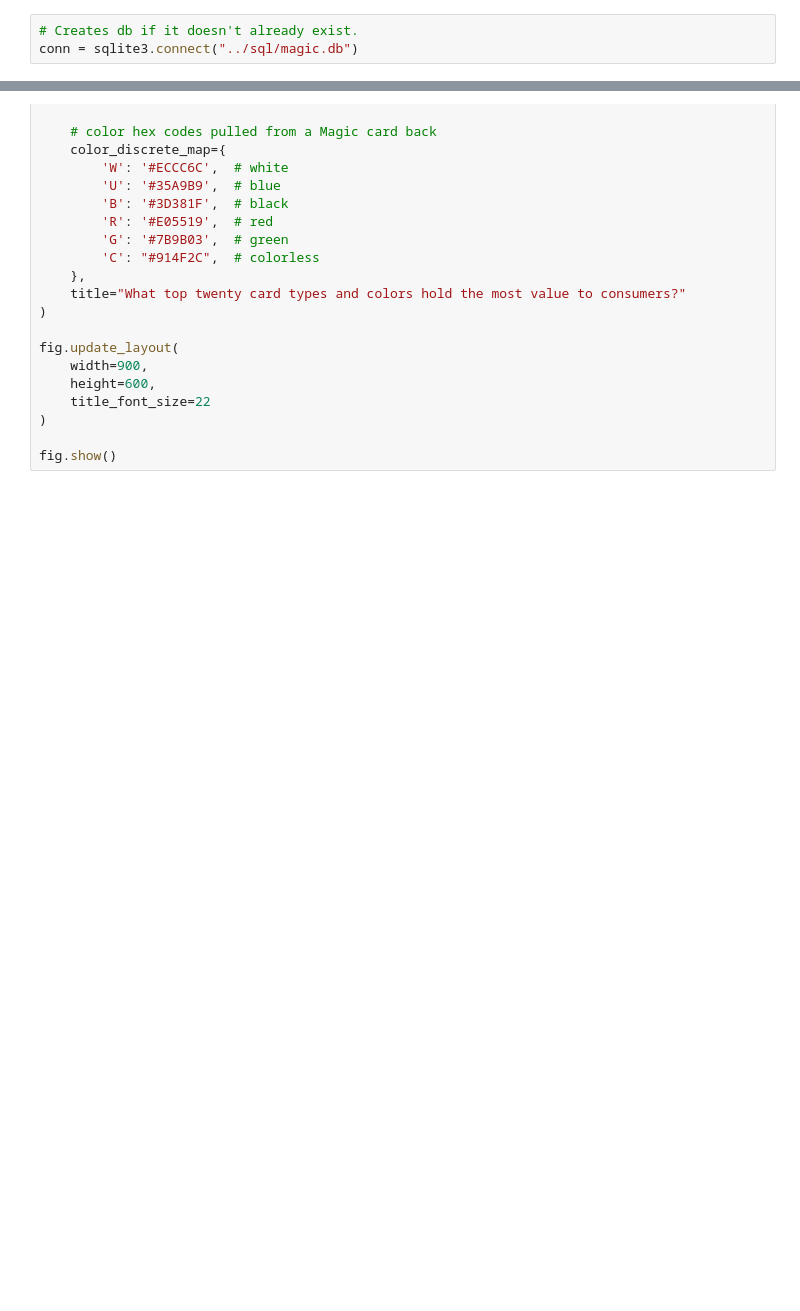
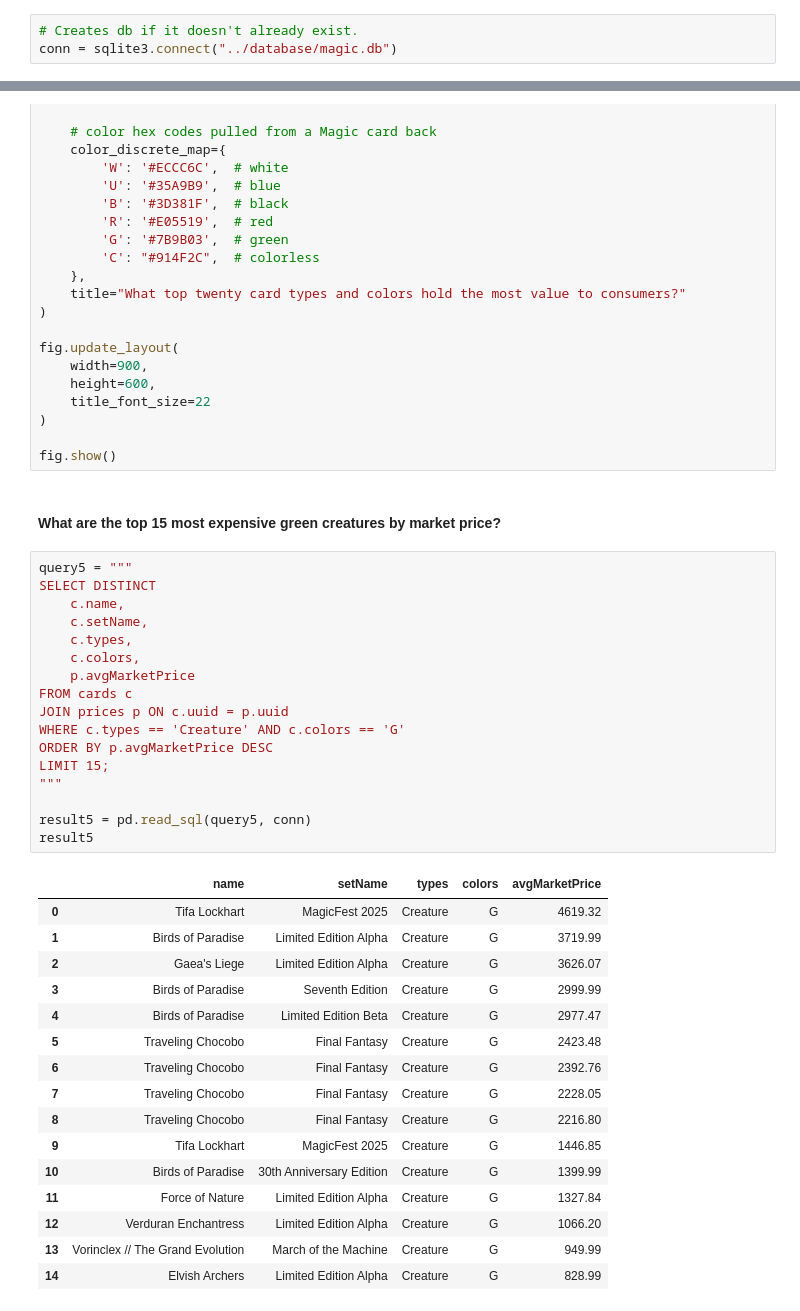
Before and after one commit to CurtisSchneider1/mtgPriceAnalysis, a Jupyter notebook: notebooks/queries.ipynb, the cells around one changed output, grey strips where cells are left out. Cells and saved outputs as stored; diff of their text form; blank space fills up the shorter version.

```diff
--- a/notebooks/queries.ipynb
+++ b/notebooks/queries.ipynb
@@ -9,7 +9,7 @@ dfm3 = pd.read_csv('../data/dataMagic/cleanMagicIndPrices.csv')
 # dfm3 = pd.read_pickle("../dataMagic/dfm3.pkl")
 # %%
 # Creates db if it doesn't already exist.
-conn = sqlite3.connect("../sql/magic.db")
+conn = sqlite3.connect("../database/magic.db")
 # %% [markdown]
 #### Define tables for database.
 # %%
@@ -175,3 +175,39 @@ fig.update_layout(
 )
 
 fig.show()
+# %% [markdown]
+#### What are the top 15 most expensive green creatures by market price?
+# %%
+query5 = """
+SELECT DISTINCT
+    c.name,
+    c.setName,
+    c.types,
+    c.colors,
+    p.avgMarketPrice
+FROM cards c
+JOIN prices p ON c.uuid = p.uuid
+WHERE c.types == 'Creature' AND c.colors == 'G'
+ORDER BY p.avgMarketPrice DESC
+LIMIT 15;
+"""
+
+result5 = pd.read_sql(query5, conn)
+result5
+# %% [output]
+|  | name | setName | types | colors | avgMarketPrice |
+| 0 | Tifa Lockhart | MagicFest 2025 | Creature | G | 4619.32 |
+| 1 | Birds of Paradise | Limited Edition Alpha | Creature | G | 3719.99 |
+| 2 | Gaea's Liege | Limited Edition Alpha | Creature | G | 3626.07 |
+| 3 | Birds of Paradise | Seventh Edition | Creature | G | 2999.99 |
+| 4 | Birds of Paradise | Limited Edition Beta | Creature | G | 2977.47 |
+| 5 | Traveling Chocobo | Final Fantasy | Creature | G | 2423.48 |
+| 6 | Traveling Chocobo | Final Fantasy | Creature | G | 2392.76 |
+| 7 | Traveling Chocobo | Final Fantasy | Creature | G | 2228.05 |
+| 8 | Traveling Chocobo | Final Fantasy | Creature | G | 2216.80 |
+| 9 | Tifa Lockhart | MagicFest 2025 | Creature | G | 1446.85 |
+| 10 | Birds of Paradise | 30th Anniversary Edition | Creature | G | 1399.99 |
+| 11 | Force of Nature | Limited Edition Alpha | Creature | G | 1327.84 |
+| 12 | Verduran Enchantress | Limited Edition Alpha | Creature | G | 1066.20 |
+| 13 | Vorinclex // The Grand Evolution | March of the Machine | Creature | G | 949.99 |
+| 14 | Elvish Archers | Limited Edition Alpha | Creature | G | 828.99 |
```
Also changed, not shown: 5 other files.
